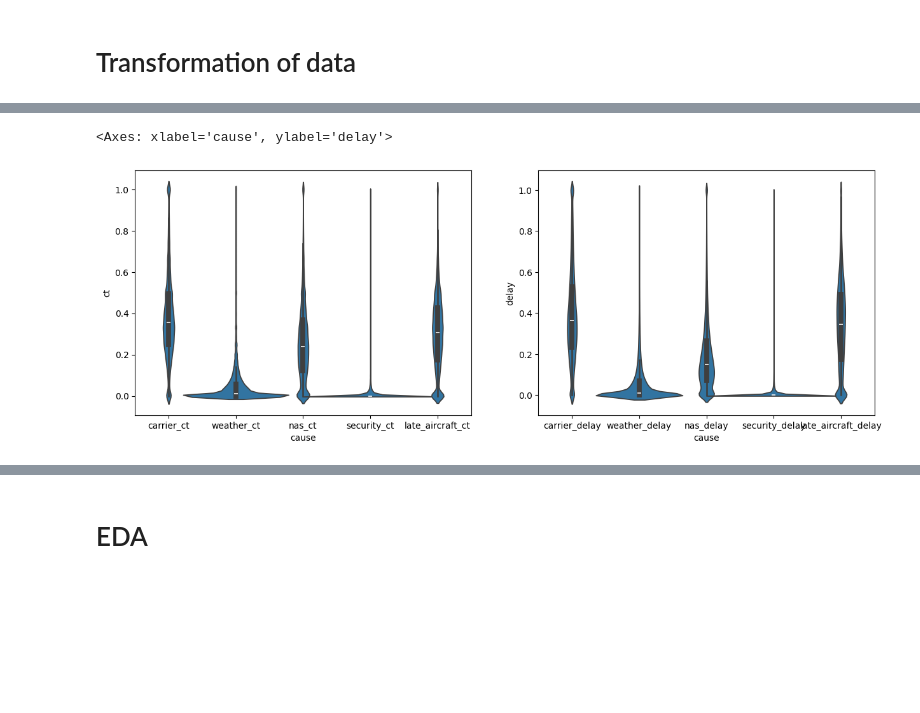
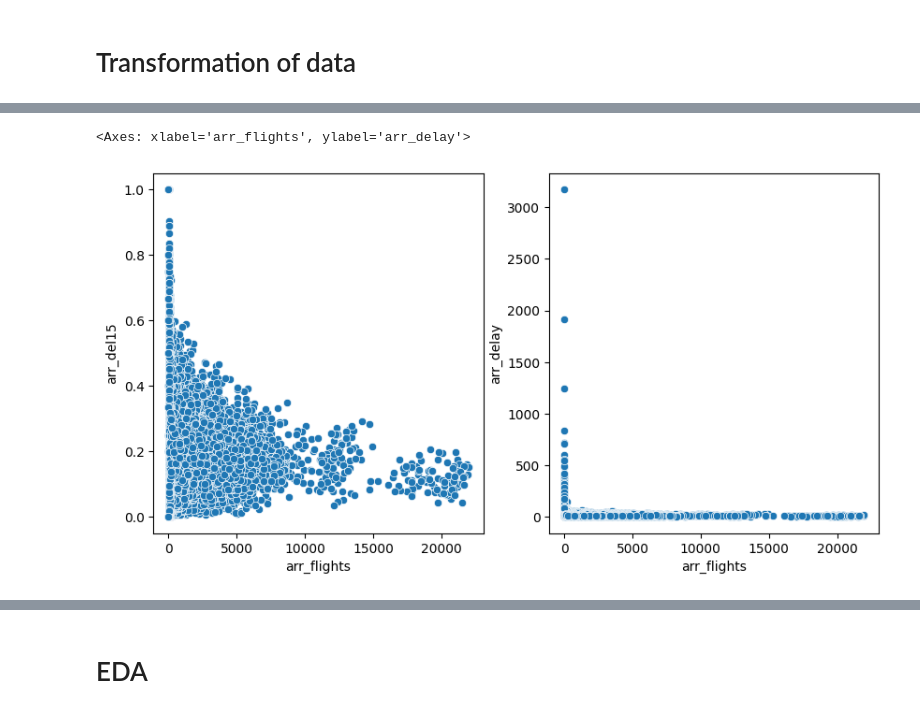
Before and after one commit to AryanshVasu/airline_delay, a Jupyter notebook: EDA.ipynb, the cells around one changed output, grey strips where cells are left out. Cells and saved outputs as stored; diff of their text form; code cells hidden in the pictures; blank space fills up the shorter version.

```diff
--- a/EDA.ipynb
+++ b/EDA.ipynb
@@ -83,17 +80,11 @@ dataNormalized.head()
-# %%
-ct_cols = data.loc[:,'carrier_ct':'late_aircraft_ct']
-ct_cols = ct_cols.div(data['arr_del15'], axis=0)
-
-delay_cols = data.loc[:,'carrier_delay':'late_aircraft_delay']
-delay_cols = delay_cols.div(data['arr_delay'], axis=0)
-
-ct_melted = ct_cols.melt(var_name='cause',value_name='ct')
-delay_melted = delay_cols.melt(var_name='cause',value_name='delay')
-
-_,axs = plt.subplots(1,2,figsize=(15,5))
-sns.violinplot(data=ct_melted,x='cause',y='ct',width=2,ax=axs[0])
-sns.violinplot(data=delay_melted,x='cause',y='delay',width=2,ax=axs[1])
-# %% [output]
-<Axes: xlabel='cause', ylabel='delay'>
-[figure, removed]
+# %%
+# displaying
+_,axs = plt.subplots(1,2,figsize=(10,5))
+sns.scatterplot(data=dataNormalized,x='arr_flights',y='arr_del15',ax=axs[0])
+sns.scatterplot(data=dataNormalized,x='arr_flights',y='arr_delay',ax=axs[1])
+
+# outliers exists for lower number of arrival flights
+# %% [output]
+<Axes: xlabel='arr_flights', ylabel='arr_delay'>
+[figure, added]
 # %%
```
Also changed, not shown: parts of 74 cells of this notebook.
